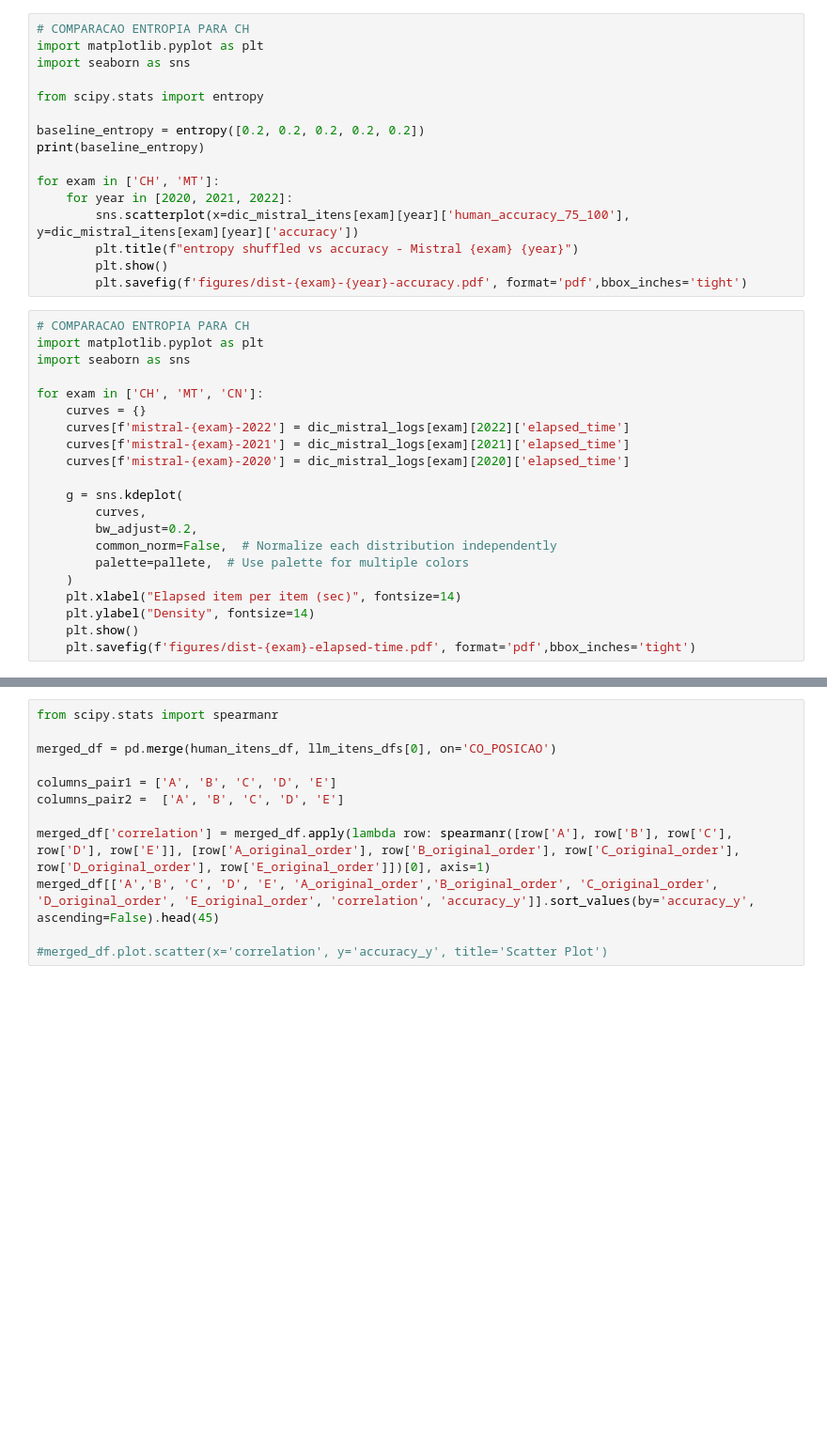
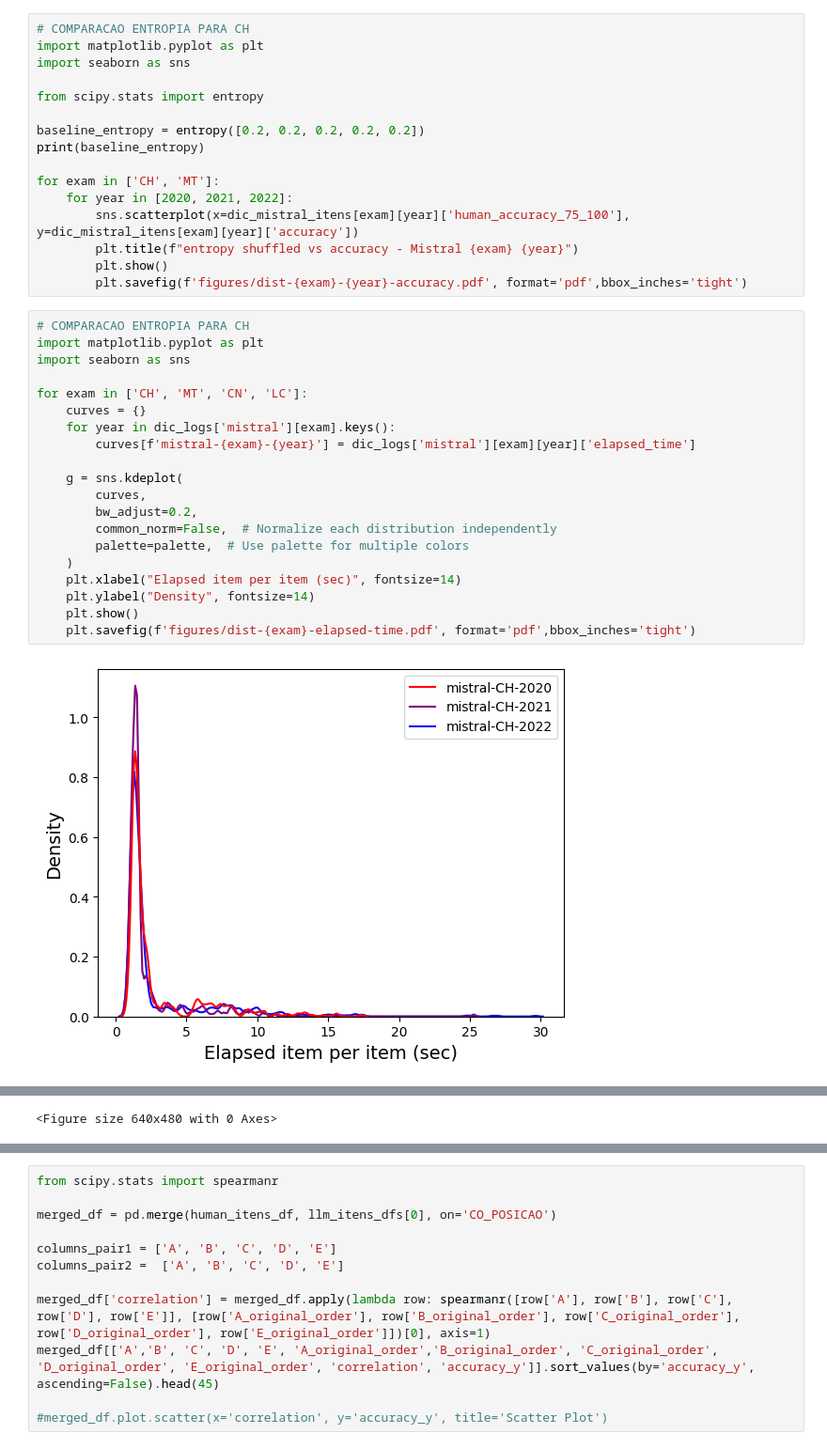
Before and after one commit to BU-UFMG-Research/irt-llms, a Jupyter notebook: scripts/plots/enem-variance.ipynb, the cells around one changed output, grey strips where cells are left out. Shown at 94% size. Saved outputs shown, nothing was run; the diff lists cells and outputs as text; blank space fills up the shorter version.

```diff
--- a/scripts/plots/enem-variance.ipynb
+++ b/scripts/plots/enem-variance.ipynb
@@ -421,21 +218,22 @@ for exam in ['CH', 'MT']:
 # %%
 # COMPARACAO ENTROPIA PARA CH
 import matplotlib.pyplot as plt
 import seaborn as sns
 
-for exam in ['CH', 'MT', 'CN']:
+for exam in ['CH', 'MT', 'CN', 'LC']:
     curves = {}
-    curves[f'mistral-{exam}-2022'] = dic_mistral_logs[exam][2022]['elapsed_time']
-    curves[f'mistral-{exam}-2021'] = dic_mistral_logs[exam][2021]['elapsed_time']
-    curves[f'mistral-{exam}-2020'] = dic_mistral_logs[exam][2020]['elapsed_time']
+    for year in dic_logs['mistral'][exam].keys():
+        curves[f'mistral-{exam}-{year}'] = dic_logs['mistral'][exam][year]['elapsed_time']
 
     g = sns.kdeplot(
         curves,
         bw_adjust=0.2,
         common_norm=False,  # Normalize each distribution independently
-        palette=pallete,  # Use palette for multiple colors
+        palette=palette,  # Use palette for multiple colors
     )
     plt.xlabel("Elapsed item per item (sec)", fontsize=14)
     plt.ylabel("Density", fontsize=14)
     plt.show()
     plt.savefig(f'figures/dist-{exam}-elapsed-time.pdf', format='pdf',bbox_inches='tight')
+# %% [output]
+[figure, added]
@@ -442,3 +243,4 @@ for exam in ['CH', 'MT', 'CN']:
+<Figure size 640x480 with 0 Axes>
 # %%
 # Create the 'BIAS' column based on the condition
 import numpy as np
```
Also changed, not shown: parts of 13 cells of this notebook, 2 other files.
